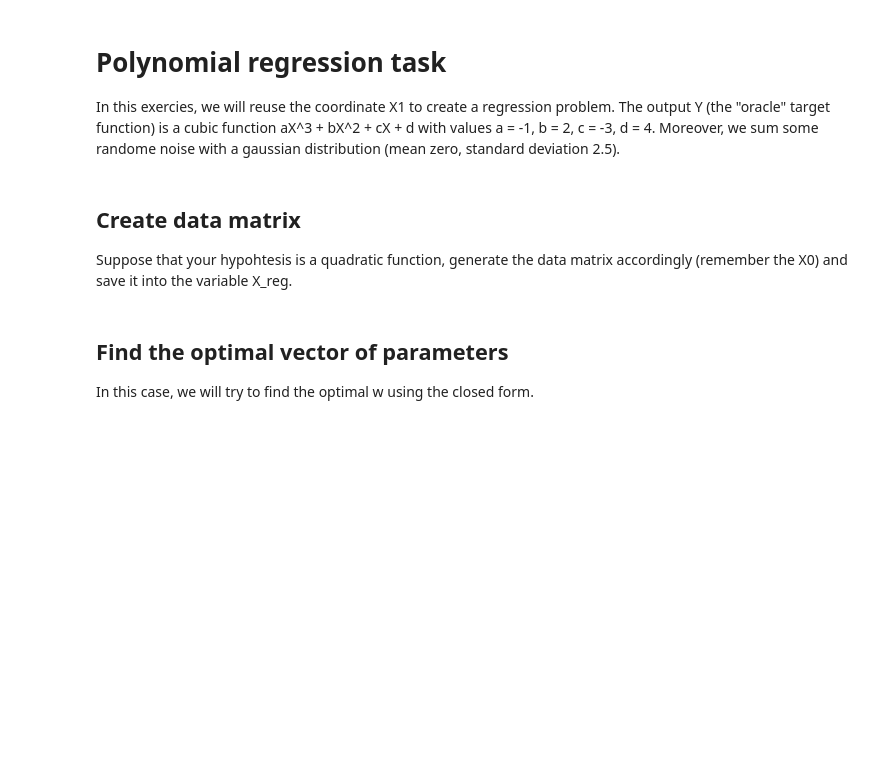
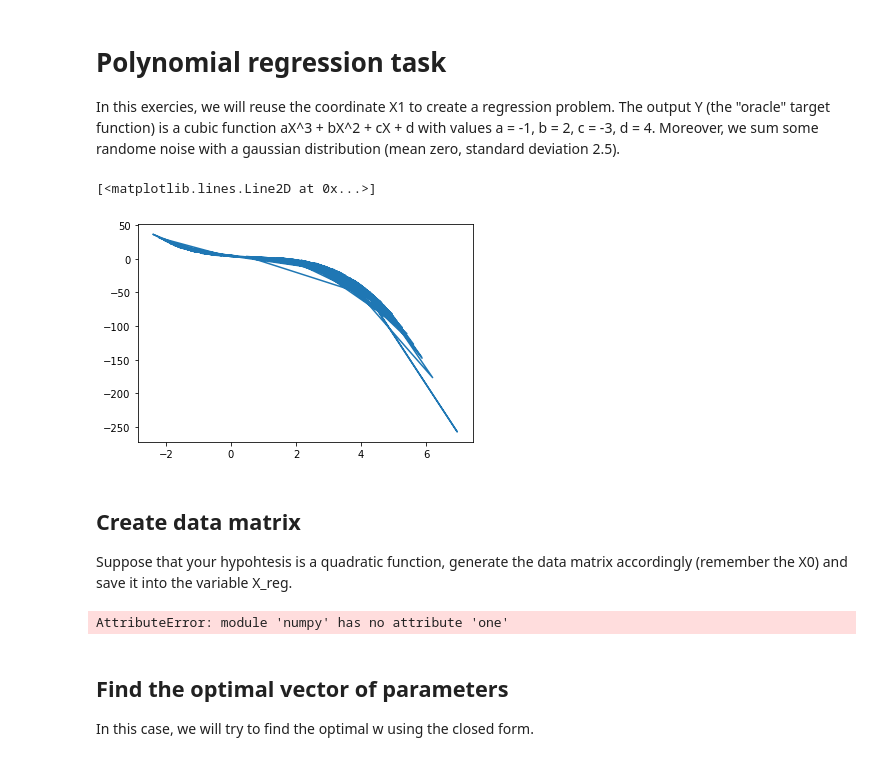
Before and after one commit to raozzo/ML, a Jupyter notebook: Exercises/Rifaccio es in classe.ipynb, the cells around one changed output. Saved outputs shown, nothing was run; the diff lists cells and outputs as text; code cells hidden in the pictures; blank space fills up the shorter version.

```diff
--- a/Exercises/Esercizio_in_classe.ipynb
+++ b/Exercises/Rifaccio es in classe.ipynb
@@ -139,20 +149,31 @@ plt.plot(errors_epoch)
 
 In this exercies, we will reuse the coordinate X1 to create a regression problem. The output Y (the "oracle" target function) is a cubic function aX^3 + bX^2 + cX + d with values a = -1, b = 2, c = -3, d = 4. Moreover, we sum some randome noise with a gaussian distribution (mean zero, standard deviation 2.5).
 # %%
+
 a = -1
 b = 2
 c = -3
 d = 4
 
 X1 = np.concatenate((X1_1,X1_2,X1_3),  axis= 0)
 disturbo = np.random.normal(loc=0, scale=0.5, size=N*3)
 
-Y = a*pow(X1,3) + b*pow(X1,2) + c*X1+ d + disturbo
+#creo la funzione oracolo
+y = a*pow(X1,3) + b*pow(X1,2) + c*X1+ d + disturbo
+
+#non richiesto dalla consegna
+plt.plot(X1,y)
+# %% [output]
+[<matplotlib.lines.Line2D at 0x...>]
+[figure, added]
 # %% [markdown]
 ## Create data matrix
 Suppose that your hypohtesis is a quadratic function, generate the data matrix accordingly (remember the X0) and save it into the variable X_reg.
 # %%
-#Write your code here
+X0= np.one(N)
+X_reg= np.hstack([])
+# %% [output]
+AttributeError: module 'numpy' has no attribute 'one'
 # %% [markdown]
 ## Find the optimal vector of parameters
 In this case, we will try to find the optimal w using the closed form.
```
Also changed, not shown: parts of 8 cells of this notebook, 6 other files.
